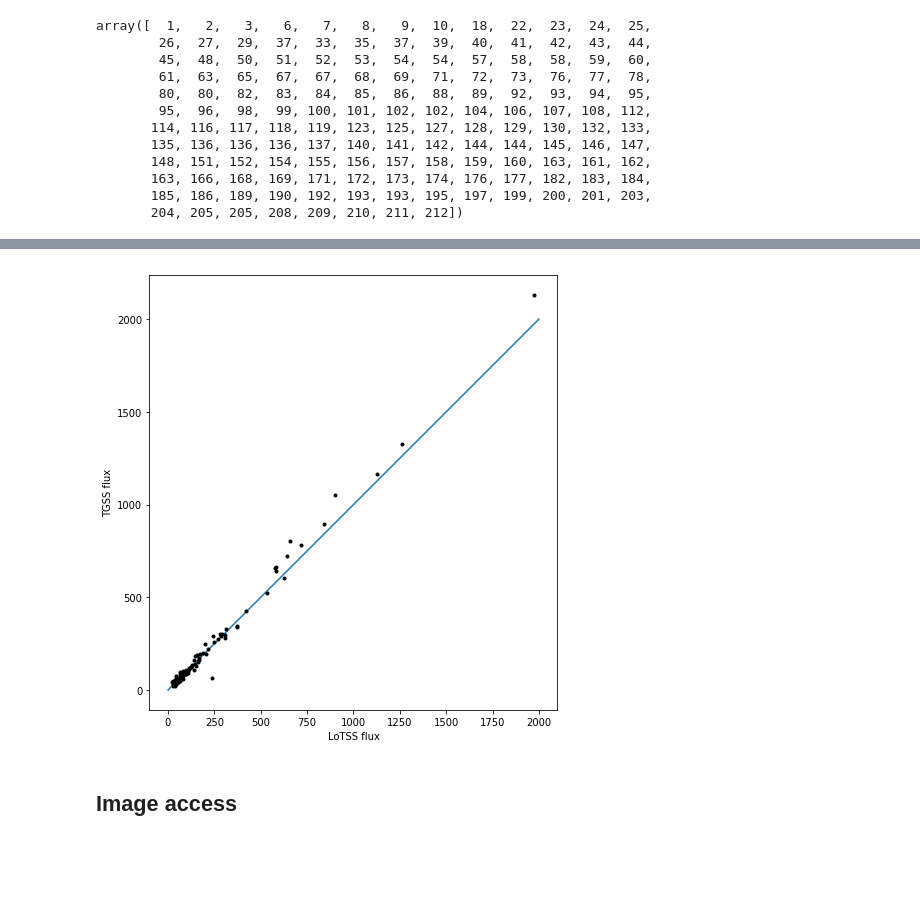
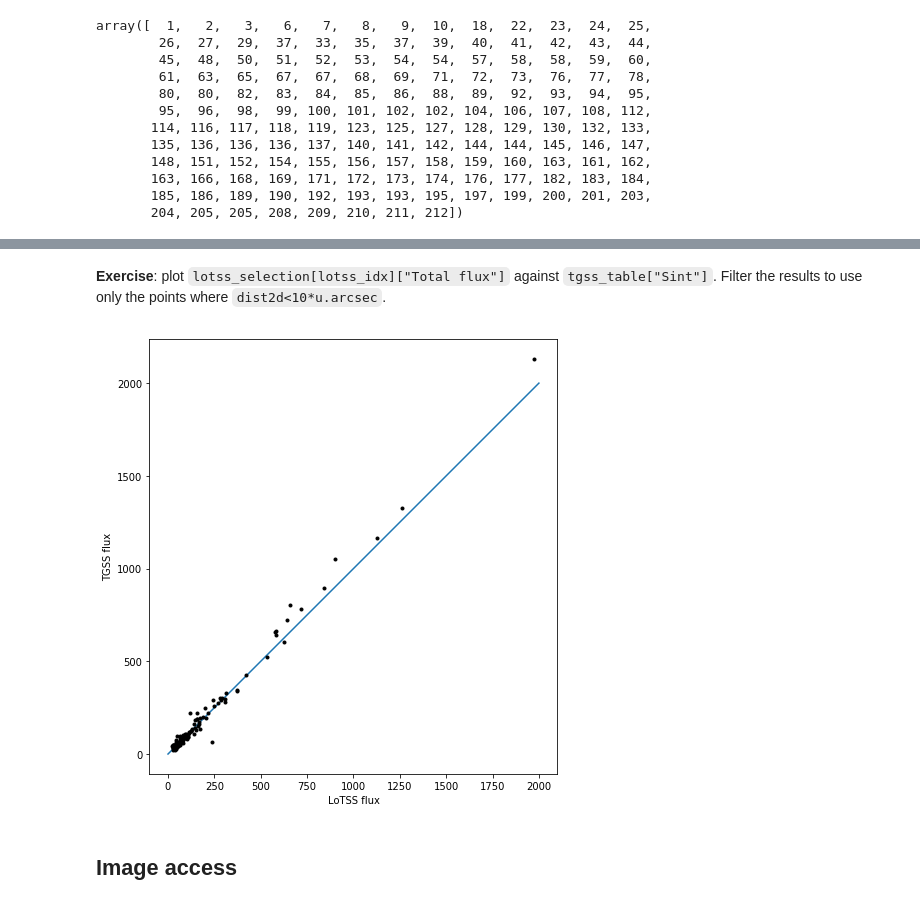
Before and after one commit to lofar-astron/astropytutorial, a Jupyter notebook: astropy.ipynb, the cells around one changed output, grey strips where cells are left out. Drawn from its saved outputs; the diff is of its cells as text; code cells hidden in the pictures; blank space fills up the shorter version.

```diff
--- a/astropy.ipynb
+++ b/astropy.ipynb
@@ -525,13 +650,16 @@ array([  1,   2,   3,   6,   7,   8,   9,  10,  18,  22,  23,  24,  25,
+# %% [markdown]
+**Exercise**: plot `lotss_selection[lotss_idx]["Total flux"]` against `tgss_table["Sint"]`. Filter the results to use only the points where `dist2d<10*u.arcsec`.
 # %%
+cutoff_distance = 10*u.arcsec
 fig, ax = plt.subplots(figsize=(8,8))
 ax.plot([0,2000],[0,2000])
-ax.plot(lotss_selection[lotss_idx]["Total_flux"][dist_2d<0.001*u.deg],
-        tgss_table["Sint"][dist_2d<0.001*u.deg], "k.");
+ax.plot(lotss_selection[lotss_idx]["Total_flux"][dist_2d<cutoff_distance],
+        tgss_table["Sint"][dist_2d<cutoff_distance], "k.");
 ax.set_xlabel("LoTSS flux")
 ax.set_ylabel("TGSS flux")
 ax.set_aspect(1)
 # %% [output]
-[figure, old version]
+[figure, new version]
 # %% [markdown]
 ## Image access
 # %%
```
Also changed, not shown: parts of 80 cells of this notebook.
